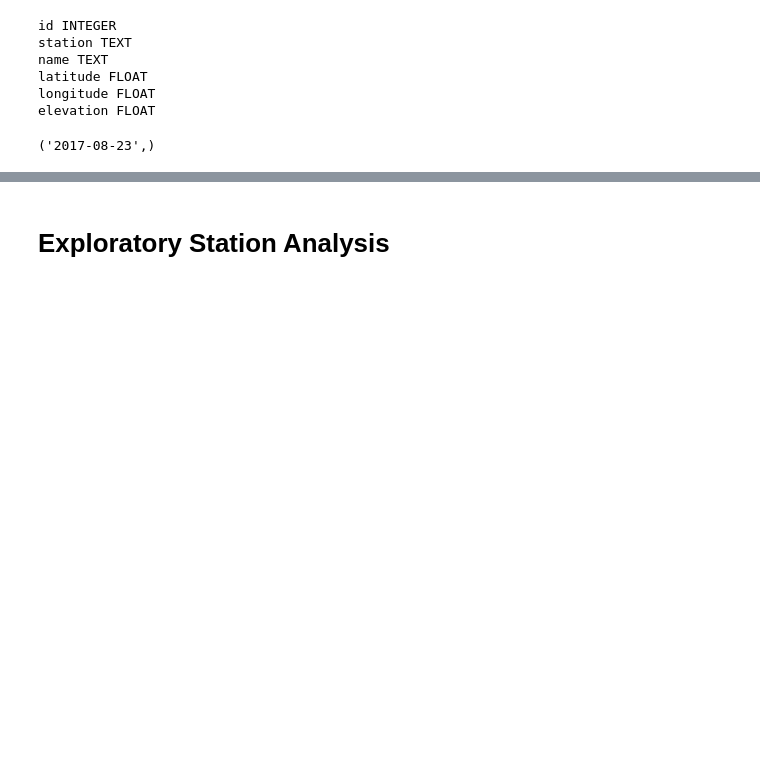
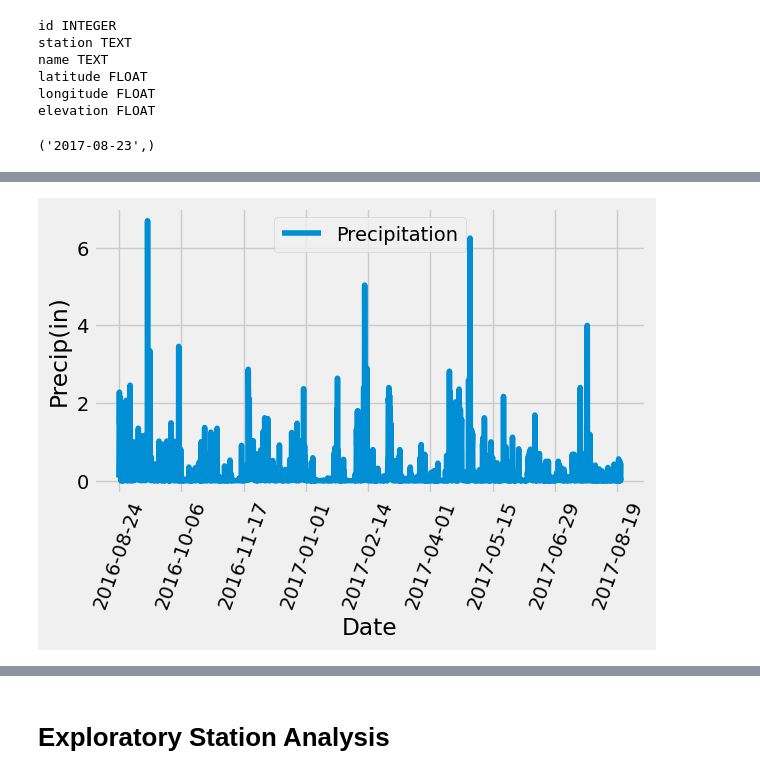
Before and after one commit to colca6/sqlalchemy-challenge, a Jupyter notebook: SurfsUp/climate_starter.ipynb, the cells around one changed output, grey strips where cells are left out. Cells and saved outputs as stored; diff of their text form; code cells hidden in the pictures; blank space fills up the shorter version.

```diff
--- a/SurfsUp/climate_starter.ipynb
+++ b/SurfsUp/climate_starter.ipynb
@@ -96,2 +107,12 @@ Text(0, 0.5, 'Inches')
+# %%
+# Use Pandas Plotting with Matplotlib to plot the data
+precipitation_df.plot()
+plt.xticks(rotation=70)
+plt.xlabel('Date')
+plt.ylabel('Precip(in)')
+plt.tight_layout()
+plt.show()
+# %% [output]
+[figure, added]
 # %%
 # Use Pandas to calculate the summary statistics for the precipitation data
```
Also changed, not shown: parts of 9 cells of this notebook, 1 other file.
